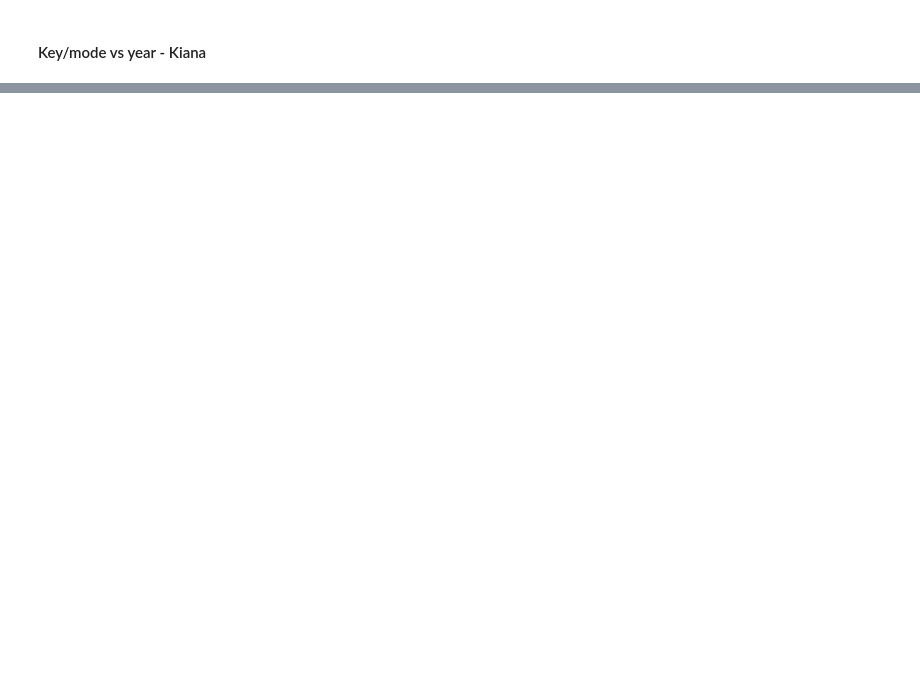
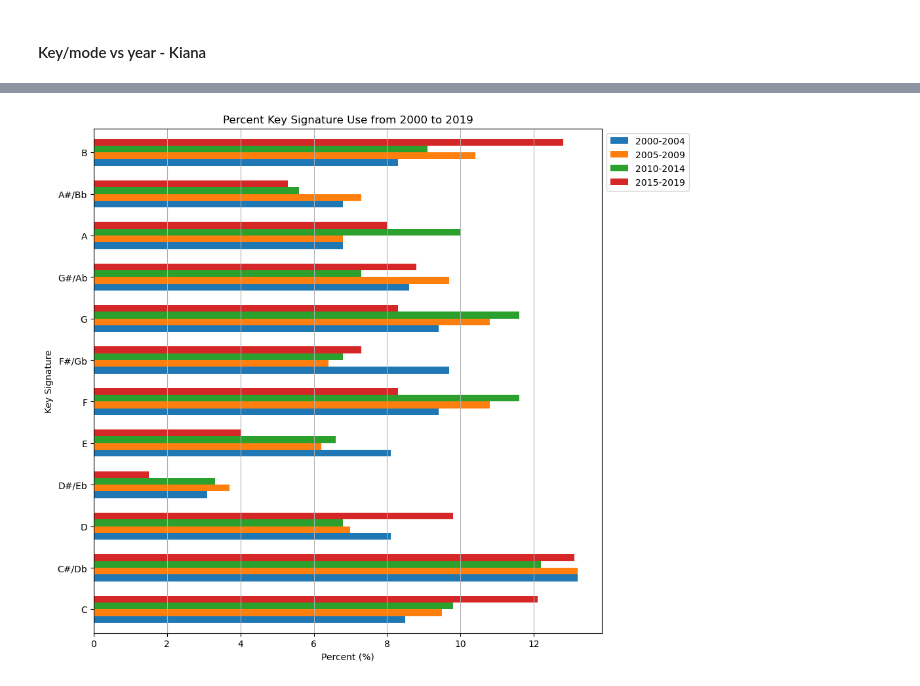
Before and after one commit to Dr0d1536/Project_1, a Jupyter notebook: spotify.ipynb, the cells around one changed output, grey strips where cells are left out. Drawn from its saved outputs; the diff is of its cells as text; code cells hidden in the pictures; blank space fills up the shorter version.

```diff
--- a/spotify.ipynb
+++ b/spotify.ipynb
@@ -227,0 +531,18 @@ genres #test
+# %%
+#create dataframe with song percentages per year range
+song_percents = pd.DataFrame({'C': round((song_counts_final['C']/song_counts_final['total songs'])*100, 1),
+                 'C#/Db': round((song_counts_final['C#/Db']/song_counts_final['total songs'])*100, 1),
+                 'D': round((song_counts_final['D']/song_counts_final['total songs'])*100, 1),
+                 'D#/Eb': round((song_counts_final['D#/Eb']/song_counts_final['total songs'])*100, 1),
+                 'E': round((song_counts_final['E']/song_counts_final['total songs'])*100, 1),
+                 'F': round((song_counts_final['F']/song_counts_final['total songs'])*100, 1),
+                 'F#/Gb': round((song_counts_final['F#/Gb']/song_counts_final['total songs'])*100, 1),
+                 'G': round((song_counts_final['G']/song_counts_final['total songs'])*100, 1),
+                 'G#/Ab': round((song_counts_final['G#/Ab']/song_counts_final['total songs'])*100, 1),
+                 'A': round((song_counts_final['A']/song_counts_final['total songs'])*100, 1),
+                 'A#/Bb': round((song_counts_final['A#/Bb']/song_counts_final['total songs'])*100, 1),
+                 'B': round((song_counts_final['B']/song_counts_final['total songs'])*100, 1)},
+                 index = song_counts_final.index)
+
+#show dataframe
+song_percents
@@ -227,0 +556,6 @@ genres #test
+# %%
+#transpose song_percents df
+transposed_df = song_percents.transpose()
+
+#show dataframe
+transposed_df
@@ -227,0 +576,18 @@ genres #test
+# %%
+#plot percentage of keys per year range
+transposed_df.plot.barh(rot=0, figsize = (10, 10), width = 0.65, xlabel = 'Key Signature', ylabel='Percent')
+
+#configure plot details
+plt.legend(bbox_to_anchor = (1.0, 1.0))
+plt.title('Percent Key Signature Use from 2000 to 2019')
+plt.xlabel('Percent (%)')
+plt.ylabel('Key Signature')
+plt.grid(axis = 'x')
+
+#save plot
+# plt.savefig('/Assets/Kiana_KeyvYear.png', dpi=300)
+
+#show plot
+plt.show()
+# %% [output]
+[figure, added]
```
Also changed, not shown: parts of 19 cells of this notebook.
